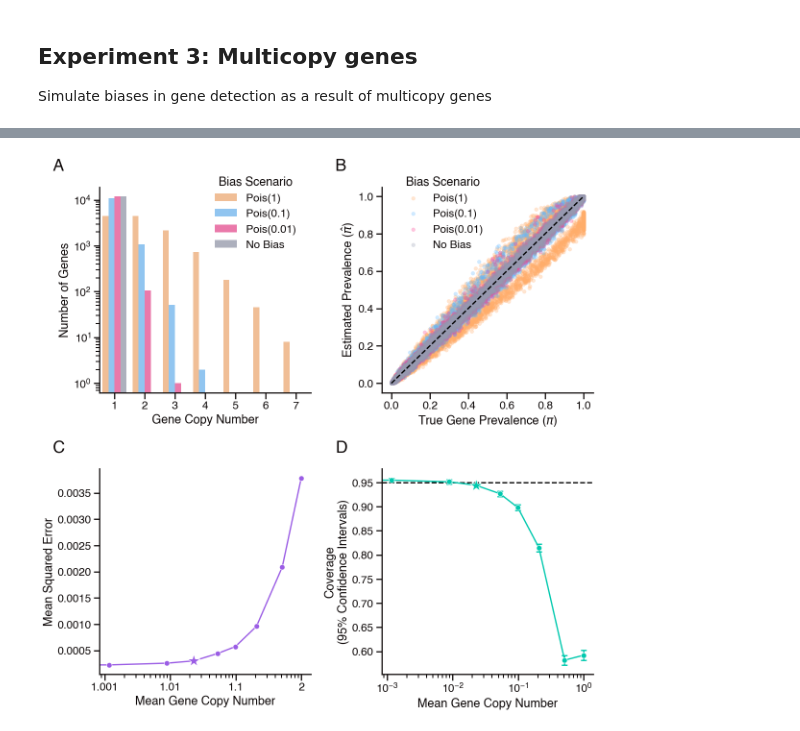
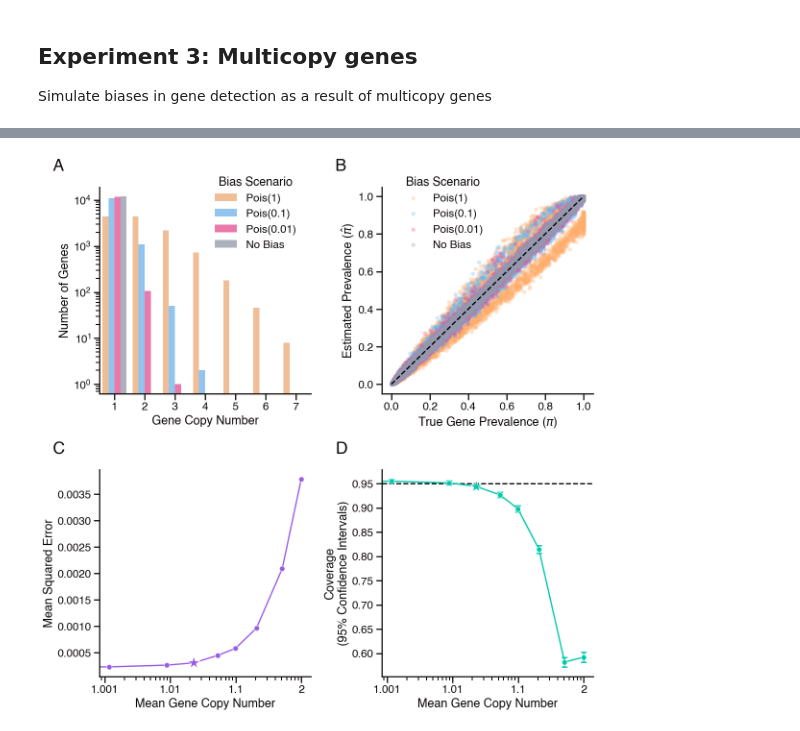
Before and after one commit to blasks/gene-prevalence, a Jupyter notebook: experiments/3-model-misspecification-simulations.ipynb, the cells around one changed output, grey strips where cells are left out. Cells and saved outputs as stored; diff of their text form; code cells hidden in the pictures.

```diff
--- a/experiments/3-model-misspecification-simulations.ipynb
+++ b/experiments/3-model-misspecification-simulations.ipynb
@@ -803,31 +803,34 @@ sns.lineplot(
     marker='o',
     ms=8
 )
 # add error bars for +/- 2 standard errors of the coverage estimate
 axes[1, 1].errorbar(
     x=overall_cn_df['mean_cn_minus_one'],
     y=overall_cn_df['coverage'],
     yerr=(overall_cn_df['se_coverage'] * 2),  # 2 standard errors for approximate 95% confidence interval
     fmt='none',
     ecolor=palette[2],
     elinewidth=2,
     capsize=4,
     capthick=2,
     zorder=0
 )
 axes[1, 1].set_xlabel("Mean Gene Copy Number")
 axes[1, 1].set_xscale('log')
 axes[1, 1].set_ylabel(f"Coverage\n({(1 - ci_alpha):.0%} Confidence Intervals)")
 axes[1, 1].axhline(1 - ci_alpha, color='black', linestyle='--', zorder=1)
+# change x-tick labels to reflect copy number
+axes[1, 1].set_xticks([0.001, 0.01, 0.1, 1])
+axes[1, 1].set_xticklabels(['1.001', '1.01', '1.1', '2'])
 # mark the coverage for Pois(0.023) with a star
 coverage_0023 = overall_cn_df[overall_cn_df['label'] == 'Pois(0.023)']['coverage'].values[0]
 axes[1, 1].plot(mean_cn_minus_one_0023, coverage_0023, marker='*', color=palette[2], markersize=20, markeredgecolor='white')
 # annotation for subplot D
 axes[1, 1].annotate("D", **annotation_kwargs)
 
 # show and save the figure
 plt.tight_layout()
 # plt.savefig("bias_simulation_results.png", dpi=300, bbox_inches='tight')
 plt.show()
 # %% [output]
-[figure, old version]
+[figure, new version]
```
Also changed, not shown: parts of 2 cells of this notebook.
